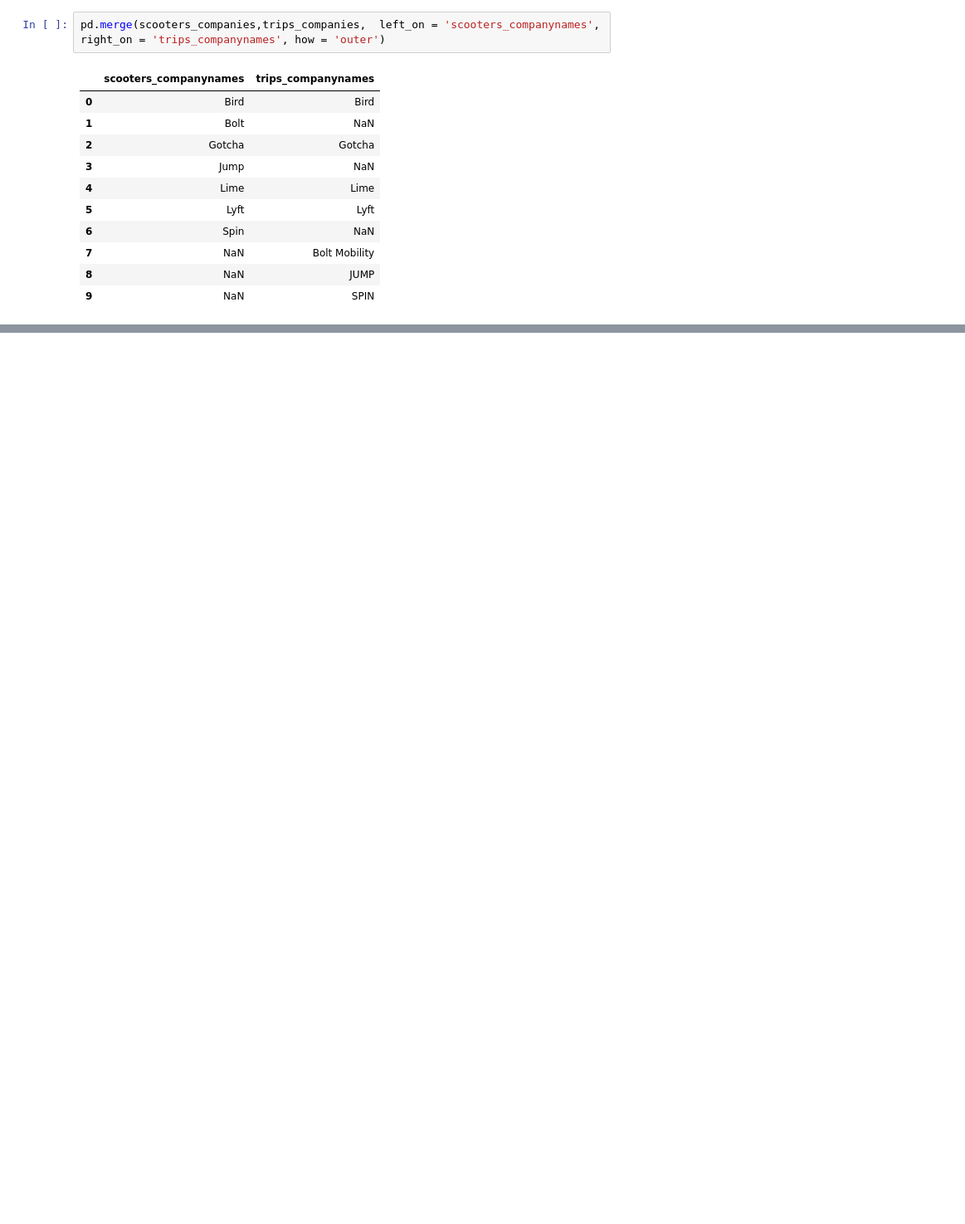
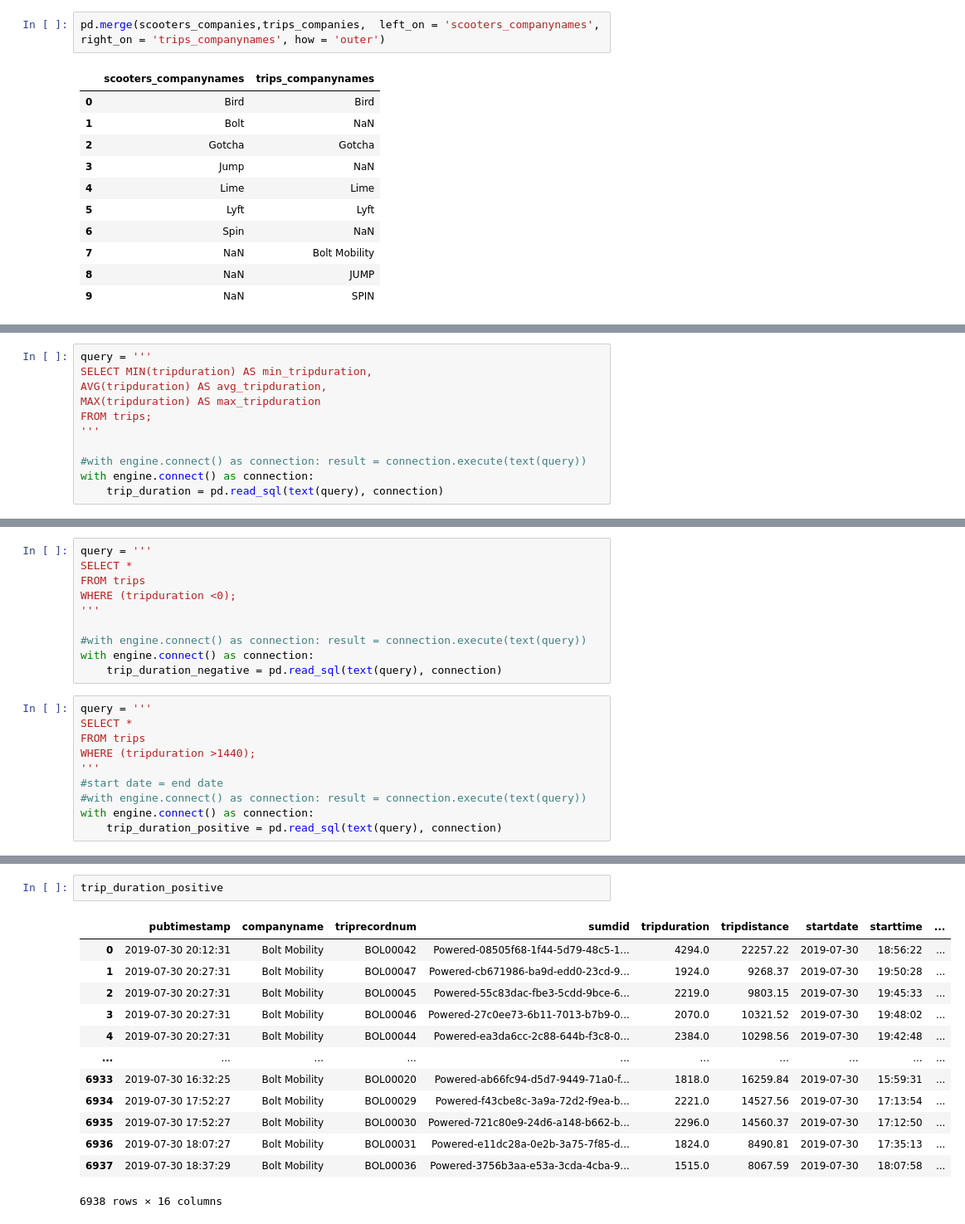
Before and after one commit to NSS-Full-Time-Data-Analytics-11/nashville-scooters-jazzy, a Jupyter notebook: Scooters.ipynb, the cells around one changed output, grey strips where cells are left out. Shown at 83% size. Cells and saved outputs as stored; diff of their text form; blank space fills up the shorter version.

```diff
--- a/Scooters.ipynb
+++ b/Scooters.ipynb
@@ -70,0 +77,11 @@ pd.merge(scooters_companies,trips_companies,  left_on = 'scooters_companynames',
+# %%
+query = '''
+SELECT MIN(tripduration) AS min_tripduration,
+AVG(tripduration) AS avg_tripduration,
+MAX(tripduration) AS max_tripduration
+FROM trips;
+'''
+
+#with engine.connect() as connection: result = connection.execute(text(query))
+with engine.connect() as connection:
+    trip_duration = pd.read_sql(text(query), connection)
@@ -70,0 +93,20 @@ pd.merge(scooters_companies,trips_companies,  left_on = 'scooters_companynames',
+# %%
+query = '''
+SELECT *
+FROM trips
+WHERE (tripduration <0);
+'''
+
+#with engine.connect() as connection: result = connection.execute(text(query))
+with engine.connect() as connection:
+    trip_duration_negative = pd.read_sql(text(query), connection)
+# %%
+query = '''
+SELECT *
+FROM trips
+WHERE (tripduration >1440);
+'''
+#start date = end date
+#with engine.connect() as connection: result = connection.execute(text(query))
+with engine.connect() as connection:
+    trip_duration_positive = pd.read_sql(text(query), connection)
@@ -70,0 +125,16 @@ pd.merge(scooters_companies,trips_companies,  left_on = 'scooters_companynames',
+# %%
+trip_duration_positive
+# %% [output]
+|  | pubtimestamp | companyname | triprecordnum | sumdid | tripduration | tripdistance | startdate | starttime | ... |
+| 0 | 2019-07-30 20:12:31 | Bolt Mobility | BOL00042 | Powered-08505f68-1f44-5d79-48c5-1... | 4294.0 | 22257.22 | 2019-07-30 | 18:56:22 | ... |
+| 1 | 2019-07-30 20:27:31 | Bolt Mobility | BOL00047 | Powered-cb671986-ba9d-edd0-23cd-9... | 1924.0 | 9268.37 | 2019-07-30 | 19:50:28 | ... |
+| 2 | 2019-07-30 20:27:31 | Bolt Mobility | BOL00045 | Powered-55c83dac-fbe3-5cdd-9bce-6... | 2219.0 | 9803.15 | 2019-07-30 | 19:45:33 | ... |
+| 3 | 2019-07-30 20:27:31 | Bolt Mobility | BOL00046 | Powered-27c0ee73-6b11-7013-b7b9-0... | 2070.0 | 10321.52 | 2019-07-30 | 19:48:02 | ... |
+| 4 | 2019-07-30 20:27:31 | Bolt Mobility | BOL00044 | Powered-ea3da6cc-2c88-644b-f3c8-0... | 2384.0 | 10298.56 | 2019-07-30 | 19:42:48 | ... |
+| ... | ... | ... | ... | ... | ... | ... | ... | ... | ... |
+| 6933 | 2019-07-30 16:32:25 | Bolt Mobility | BOL00020 | Powered-ab66fc94-d5d7-9449-71a0-f... | 1818.0 | 16259.84 | 2019-07-30 | 15:59:31 | ... |
+| 6934 | 2019-07-30 17:52:27 | Bolt Mobility | BOL00029 | Powered-f43cbe8c-3a9a-72d2-f9ea-b... | 2221.0 | 14527.56 | 2019-07-30 | 17:13:54 | ... |
+| 6935 | 2019-07-30 17:52:27 | Bolt Mobility | BOL00030 | Powered-721c80e9-24d6-a148-b662-b... | 2296.0 | 14560.37 | 2019-07-30 | 17:12:50 | ... |
+| 6936 | 2019-07-30 18:07:27 | Bolt Mobility | BOL00031 | Powered-e11dc28a-0e2b-3a75-7f85-d... | 1824.0 | 8490.81 | 2019-07-30 | 17:35:13 | ... |
+| 6937 | 2019-07-30 18:37:29 | Bolt Mobility | BOL00036 | Powered-3756b3aa-e53a-3cda-4cba-9... | 1515.0 | 8067.59 | 2019-07-30 | 18:07:58 | ... |
+6938 rows × 16 columns
```
Also changed, not shown: parts of 14 cells of this notebook.
